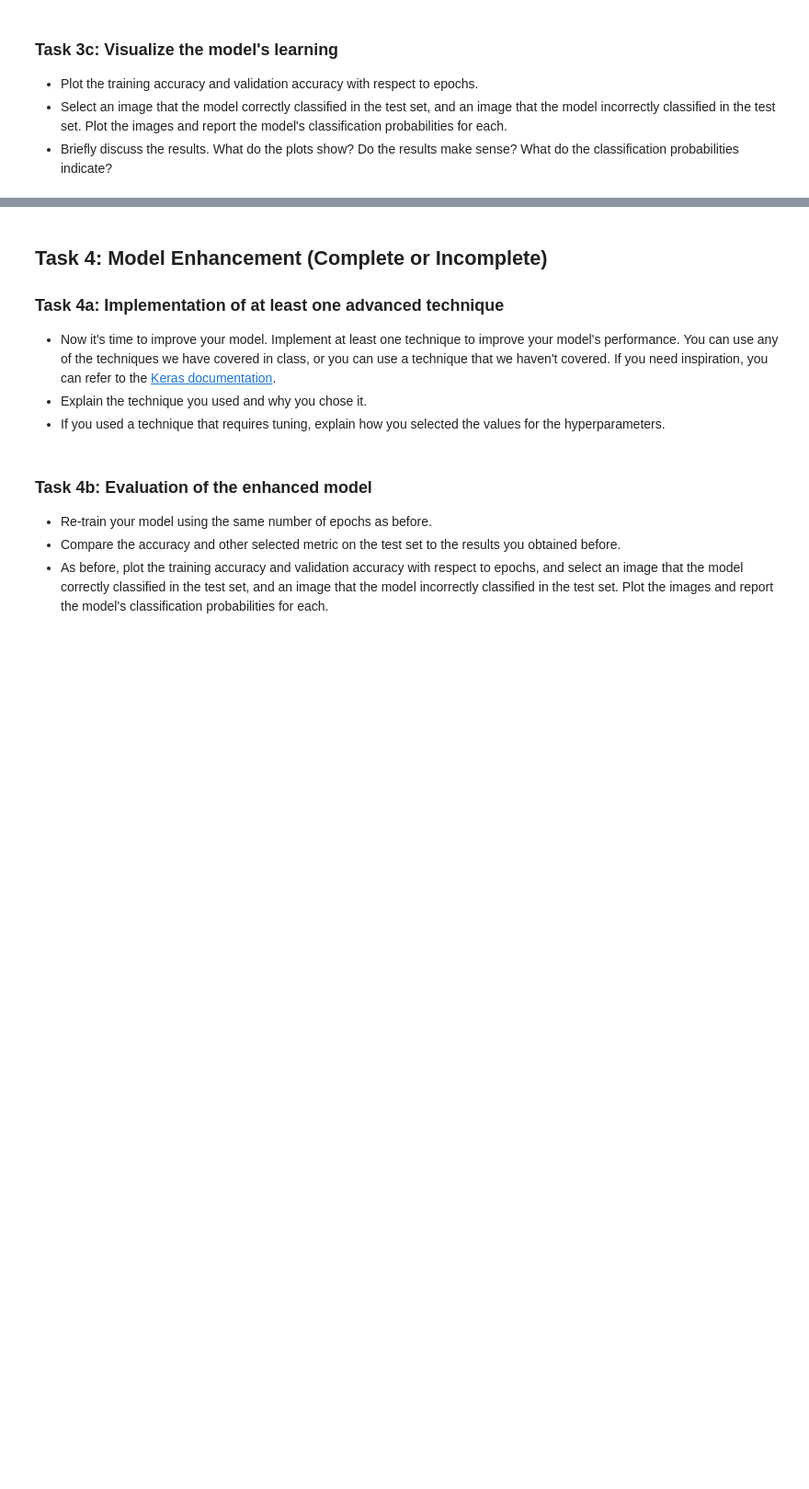
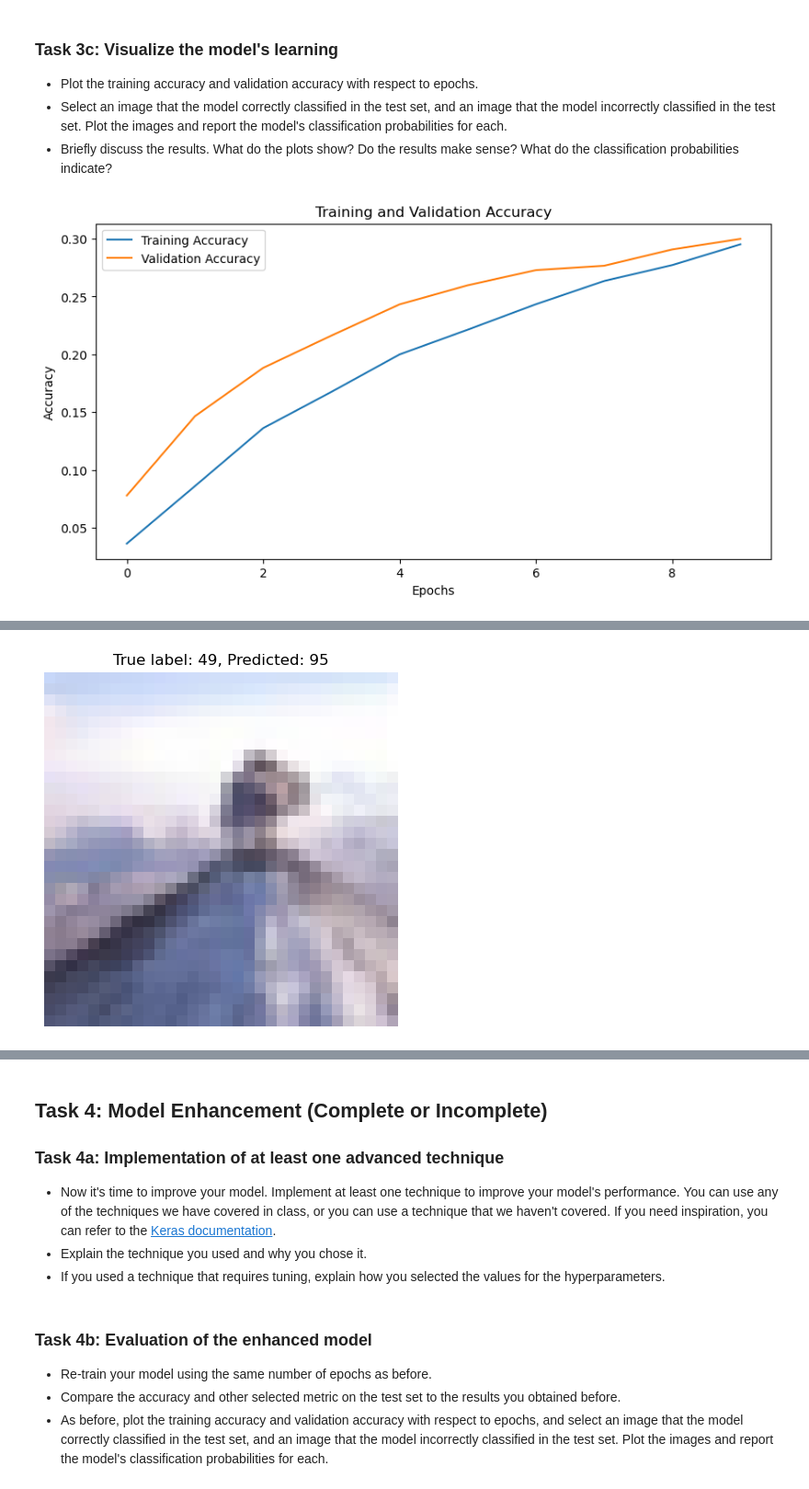
Before and after one commit to s-gunde/deep_learning, a Jupyter notebook: 02_activities/assignments/assignment_1.ipynb, the cells around one changed output, grey strips where cells are left out. Shown: that part at 92% size. Cells and saved outputs as stored; diff of their text form; code cells hidden in the pictures; blank space fills up the shorter version.

```diff
--- a/02_activities/assignments/assignment_1.ipynb
+++ b/02_activities/assignments/assignment_1.ipynb
@@ -295,4 +394,67 @@ model.compile(optimizer='adam',
 - Select an image that the model correctly classified in the test set, and an image that the model incorrectly classified in the test set. Plot the images and report the model's classification probabilities for each.
 - Briefly discuss the results. What do the plots show? Do the results make sense? What do the classification probabilities indicate?
 # %%
-# Your code here
+import matplotlib.pyplot as plt
+import numpy as np
+
+# Assuming you already have trained the model and `history` is available
+# history = model.fit(...)
+
+# 1. Plot training and validation accuracy over epochs
+plt.figure(figsize=(10, 5))
+plt.plot(history.history['accuracy'], label='Training Accuracy')
+plt.plot(history.history['val_accuracy'], label='Validation Accuracy')
+plt.xlabel('Epochs')
+plt.ylabel('Accuracy')
+plt.title('Training and Validation Accuracy')
+plt.legend()
+plt.show()
+
+# 2. Select an image from the test set (e.g., an index 0 for simplicity)
+test_image = x_test[0]  # Select first image from the test set
+test_image_label = np.argmax(y_test[0])  # Get the true label of the image
+
+# 3. Predict the class and classification probabilities for the selected test image
+y_pred = model.predict(np.expand_dims(test_image, axis=0))  # Predict for a single image
+predicted_label = np.argmax(y_pred, axis=1)[0]  # Get the predicted label
+
+# 4. Visualize the selected image and show the predicted probabilities
+plt.figure(figsize=(5, 5))
+plt.imshow(test_image)
+plt.title(f'True label: {test_image_label}, Predicted: {predicted_label}')
+plt.axis('off')
+plt.show()
+
+# 5. Plot the classification probabilities
+plt.figure(figsize=(10, 5))
+plt.bar(range(100), y_pred[0])
+plt.title('Classification Probabilities for Predicted Image')
+plt.xlabel('Class Index')
+plt.ylabel('Probability')
+plt.show()
+
+# 6. Find an incorrect prediction (e.g., index 1)
+incorrect_index = 1
+incorrect_image = x_test[incorrect_index]
+incorrect_label = np.argmax(y_test[incorrect_index])
+
+# Predict for the incorrectly classified image
+y_pred_incorrect = model.predict(np.expand_dims(incorrect_image, axis=0))
+predicted_incorrect_label = np.argmax(y_pred_incorrect, axis=1)[0]
+
+# Visualize the incorrectly classified image
+plt.figure(figsize=(5, 5))
+plt.imshow(incorrect_image)
+plt.title(f'True label: {incorrect_label}, Predicted: {predicted_incorrect_label}')
+plt.axis('off')
+plt.show()
+
+# Plot the classification probabilities for the incorrect image
+plt.figure(figsize=(10, 5))
+plt.bar(range(100), y_pred_incorrect[0])
+plt.title('Classification Probabilities for Incorrect Image')
+plt.xlabel('Class Index')
+plt.ylabel('Probability')
+plt.show()
+# %% [output]
+[figure, added]
@@ -298,0 +462 @@ model.compile(optimizer='adam',
+[figure, added]
```
Also changed, not shown: parts of 8 cells of this notebook.
